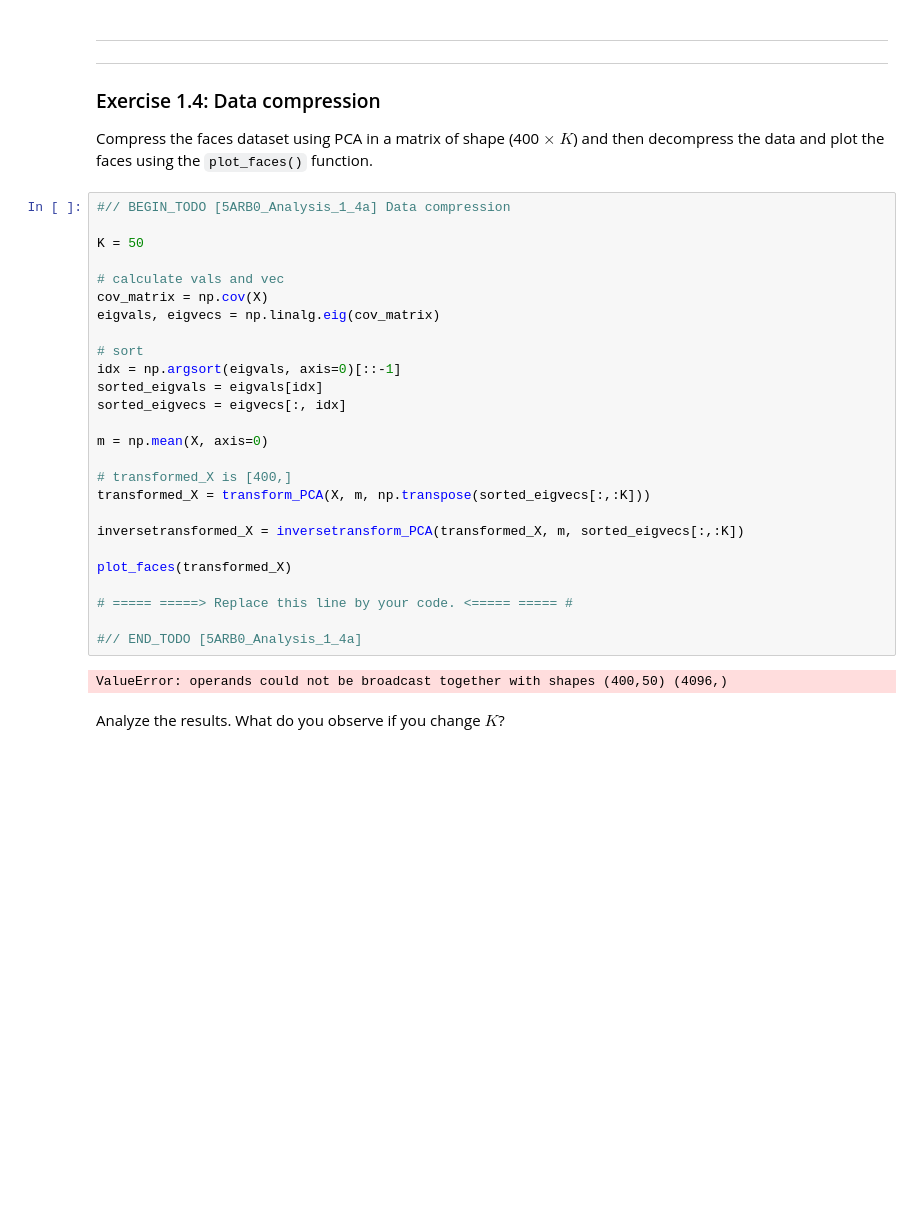
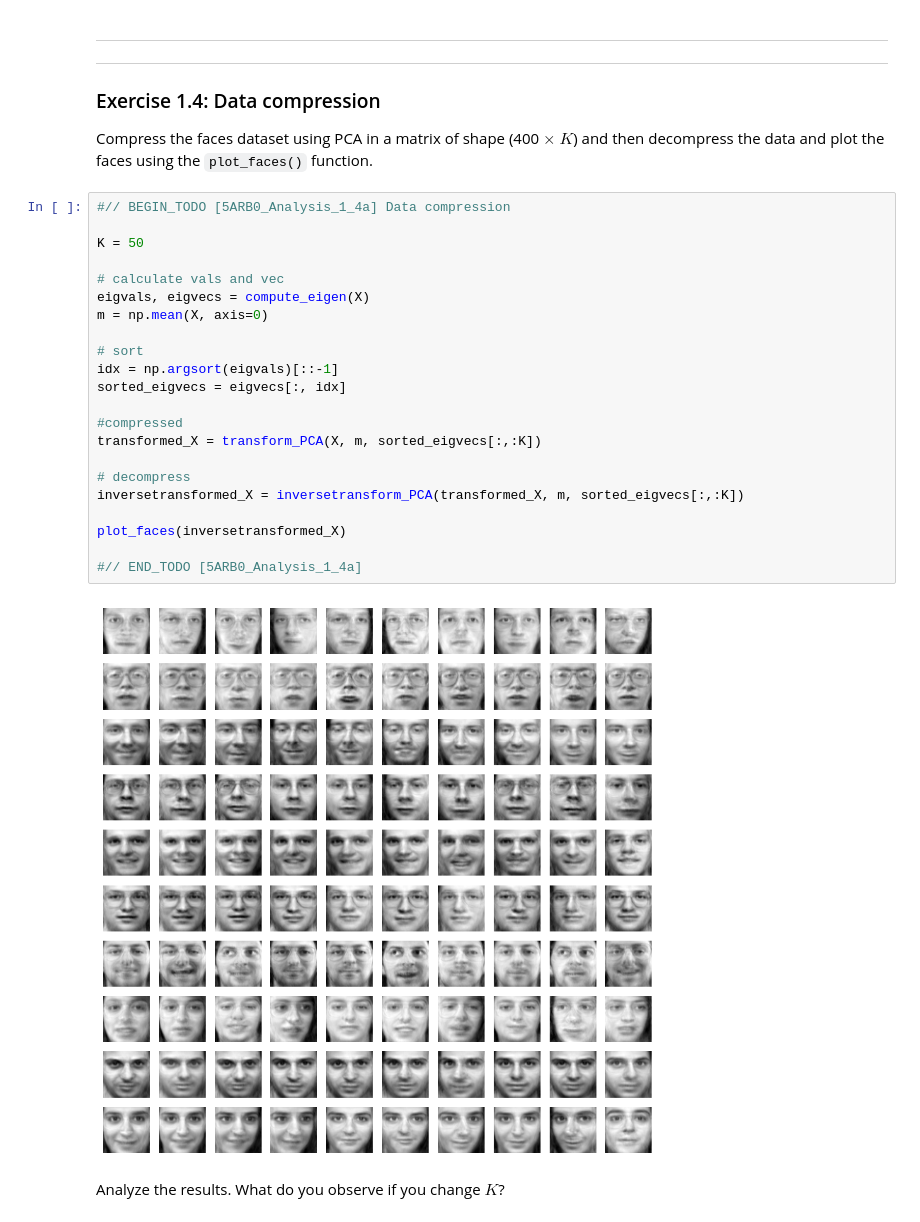
Before and after one commit to ErikNij/5ARB0DataScience, a Jupyter notebook: analysis-template.ipynb, the cells around one changed output. Saved outputs shown, nothing was run; the diff lists cells and outputs as text; blank space fills up the shorter version.

```diff
--- a/analysis-template.ipynb
+++ b/analysis-template.ipynb
@@ -211,31 +211,27 @@ Compress the faces dataset using PCA in a matrix of shape (400 $\times$ $K$) and
 # %%
 #// BEGIN_TODO [5ARB0_Analysis_1_4a] Data compression
 
 K = 50
 
 # calculate vals and vec
-cov_matrix = np.cov(X)
-eigvals, eigvecs = np.linalg.eig(cov_matrix)
+eigvals, eigvecs = compute_eigen(X)
+m = np.mean(X, axis=0)
 
 # sort
-idx = np.argsort(eigvals, axis=0)[::-1]
-sorted_eigvals = eigvals[idx]
+idx = np.argsort(eigvals)[::-1]
 sorted_eigvecs = eigvecs[:, idx]
 
-m = np.mean(X, axis=0)
+#compressed
+transformed_X = transform_PCA(X, m, sorted_eigvecs[:,:K])
 
-# transformed_X is [400,]
-transformed_X = transform_PCA(X, m, np.transpose(sorted_eigvecs[:,:K]))
-
+# decompress
 inversetransformed_X = inversetransform_PCA(transformed_X, m, sorted_eigvecs[:,:K])
 
-plot_faces(transformed_X)
-
-# ===== =====> Replace this line by your code. <===== ===== #
+plot_faces(inversetransformed_X)
 
 #// END_TODO [5ARB0_Analysis_1_4a]
 # %% [output]
-ValueError: operands could not be broadcast together with shapes (400,50) (4096,)
+[figure, added]
 # %% [markdown]
 Analyze the results. What do you observe if you change $K$?
 # %% [markdown]
```
Also changed, not shown: parts of 19 cells of this notebook.
